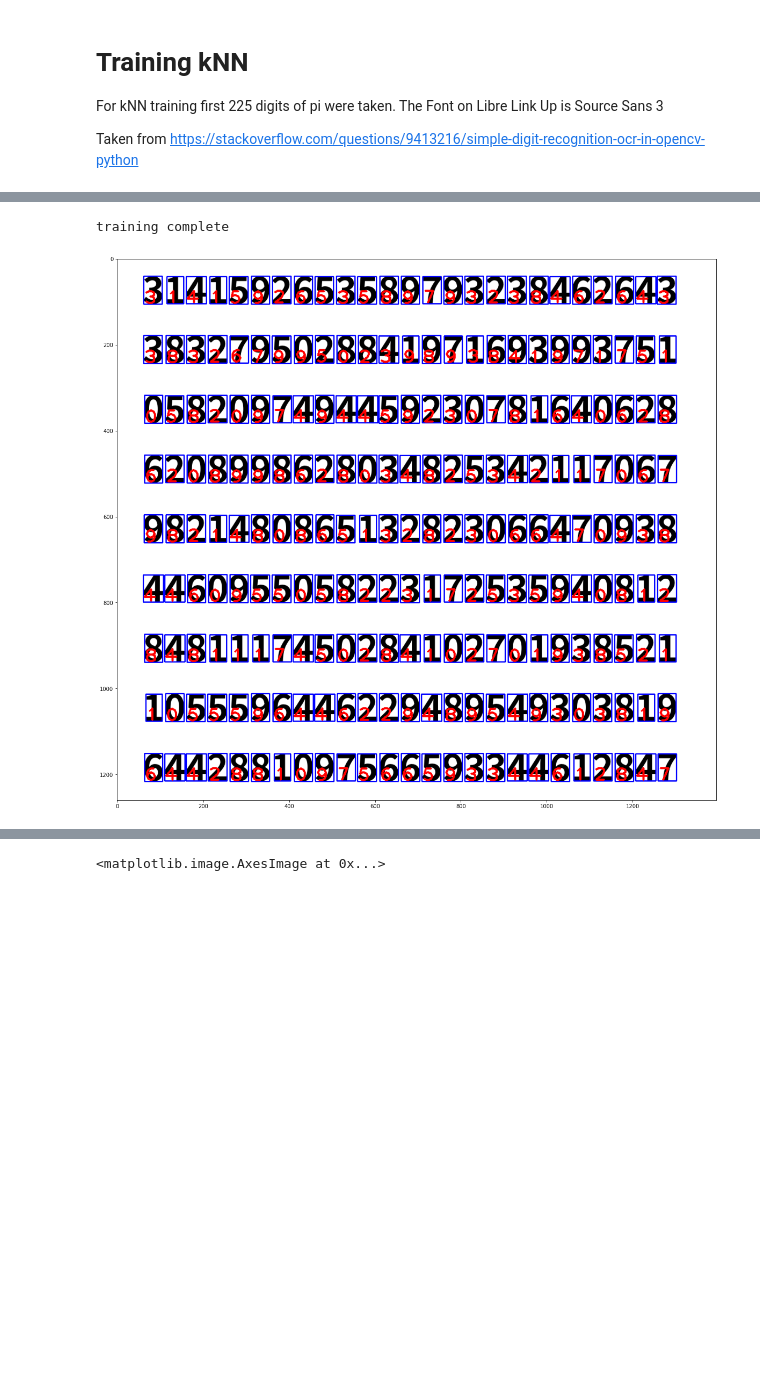
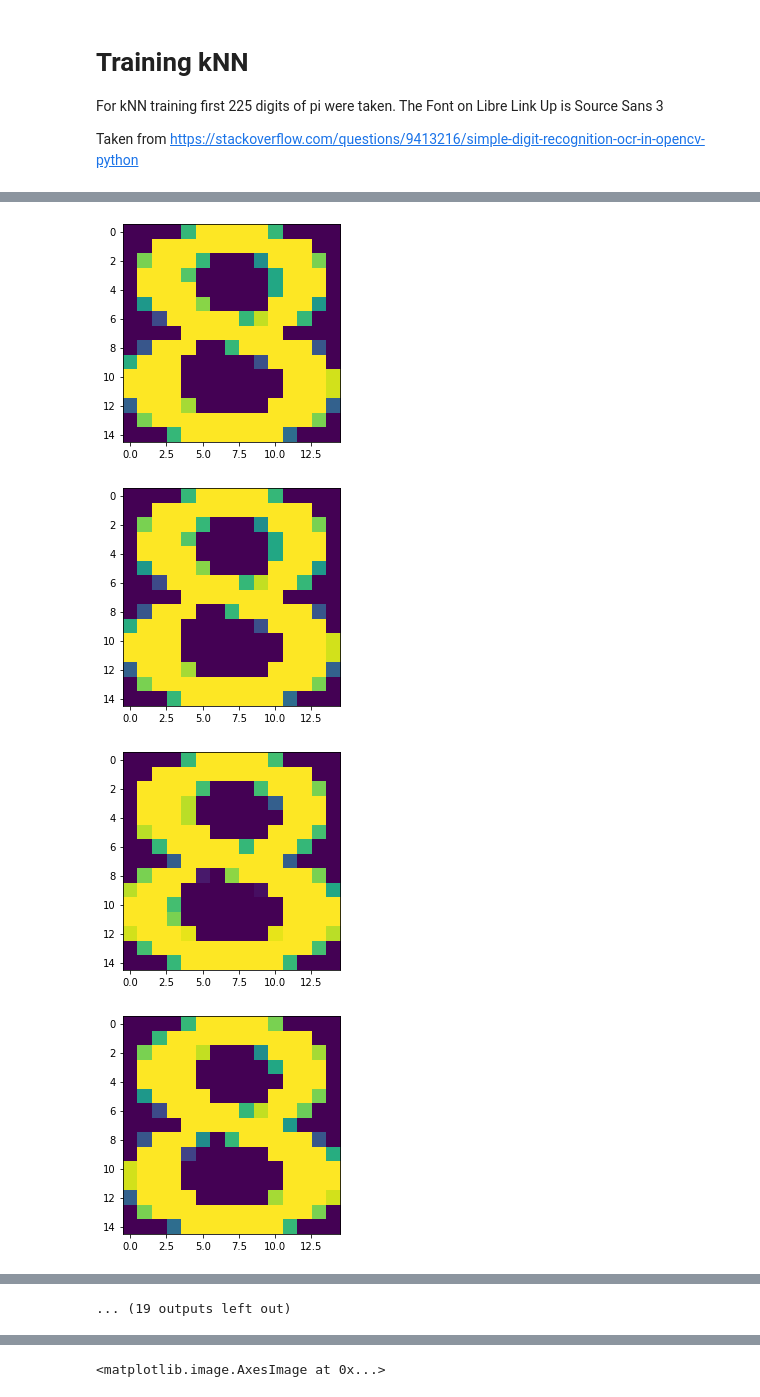
Before and after one commit to bolattleubayev/PhoneReader, a Jupyter notebook: train.ipynb, the cells around one changed output, grey strips where cells are left out. Saved outputs shown, nothing was run; the diff lists cells and outputs as text; code cells hidden in the pictures; blank space fills up the shorter version.

```diff
--- a/train.ipynb
+++ b/train.ipynb
@@ -24,6 +274,6 @@ def get_contour_precedence(contour, cols):
     return ((origin[1] // tolerance_factor) * tolerance_factor) * cols + origin[0]
 
 
-contours.sort(key=lambda x:get_contour_precedence(x, img.shape[1]))
+contours.sort(key=lambda x:get_contour_precedence(x, im.shape[1]))
 
-samples =  np.empty((0,100))
+samples =  np.empty((0,225))
@@ -31,26 +281,36 @@ chars = '31415926535897932384626433832795028841971693993751058209749445923078164
+
 chars = list(chars)
+chars = responses2
 responses = []
 count = 0
 for cnt in contours:
     [x,y,w,h] = cv2.boundingRect(cnt)
 
     if  h>28 and w>28:
         im = cv2.rectangle(im,(x,y),(x+w,y+h),(0,0,255),2)
-        im = cv2.putText(im,chars[count],(x,y+h),1,3,(255,0,0),3)
+        im = cv2.putText(im,str(int(chars[count])),(x,y+h),1,3,(255,0,0),3)
         roi = thresh[y:y+h,x:x+w]
-        roismall = cv2.resize(roi,(10,10))
+        roismall = cv2.resize(roi,(15,15))
         responses.append(int(chars[count]))
-        sample = roismall.reshape((1,100))
+        if int(chars[count]) == 8:
+            plt.figure()
+            plt.imshow(roismall)
+            plt.show()
+        sample = roismall.reshape((1,225))
         samples = np.append(samples,sample,0)
         count+=1
 
 responses = np.array(responses,np.float32)
 responses = responses.reshape((responses.size,1))
 print("training complete")
 
 plt.figure(figsize=(20,20))
 plt.imshow(im)
-
+plt.show()
 np.savetxt('generalsamples.data',samples)
 np.savetxt('generalresponses.data',responses)
 # %% [output]
+[figure, new version]
+[figure, added]
+[figure, added]
+[figure, added]
@@ -57,2 +325 @@ np.savetxt('generalresponses.data',responses)
-training complete
+... (19 outputs left out)
-[figure, old version]
```
Also changed, not shown: parts of 7 cells of this notebook, 4 other files.
